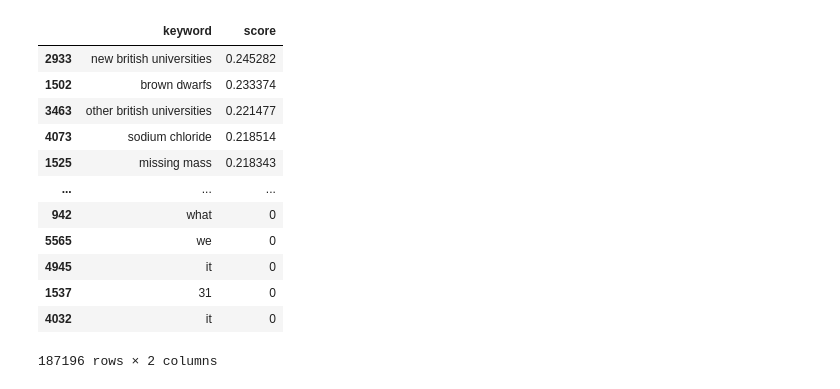
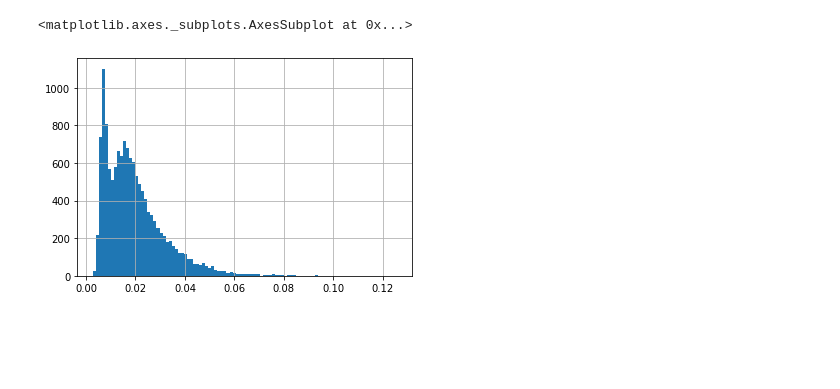
Before and after one commit to abuonomo/topic-emergence-ADS, a Jupyter notebook: notebook/arb-10-look-at-textacy-kwds.ipynb, the cells around one changed output. Saved outputs shown, nothing was run; the diff lists cells and outputs as text; code cells hidden in the pictures; blank space fills up the shorter version.

```diff
--- a/notebook/arb-10-look-at-textacy-kwds.ipynb
+++ b/notebook/arb-10-look-at-textacy-kwds.ipynb
@@ -85,16 +26,5 @@ kwd_agg_lim.sort_values('mean', ascending=True)[1000:1100]
-# %%
-kwd_df.sort_values('score', ascending=False)
-# %% [output]
-|  | keyword | score |
-| 2933 | new british universities | 0.245282 |
-| 1502 | brown dwarfs | 0.233374 |
-| 3463 | other british universities | 0.221477 |
-| 4073 | sodium chloride | 0.218514 |
-| 1525 | missing mass | 0.218343 |
-| ... | ... | ... |
-| 942 | what | 0 |
-| 5565 | we | 0 |
-| 4945 | it | 0 |
-| 1537 | 31 | 0 |
-| 4032 | it | 0 |
-187196 rows × 2 columns
+# %%
+kwd_df['score_mean'].hist(bins=100)
+# %% [output]
+<matplotlib.axes._subplots.AxesSubplot at 0x...>
+[figure, added]
```
Also changed, not shown: parts of 16 cells of this notebook, 4 other files.
